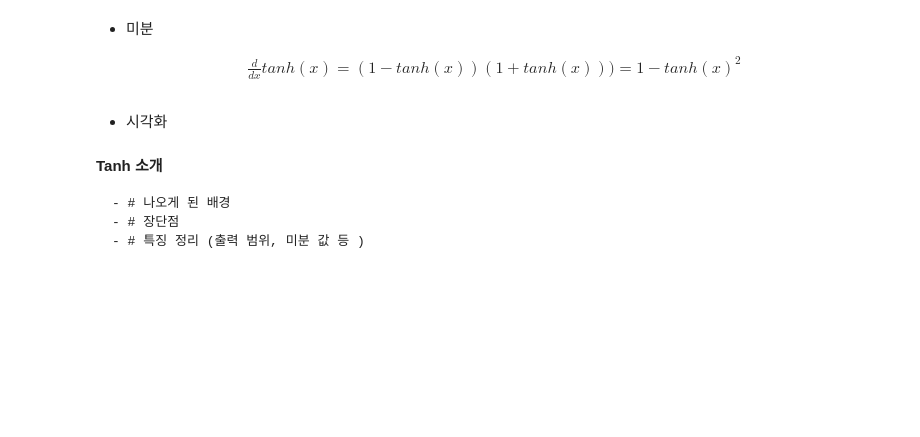
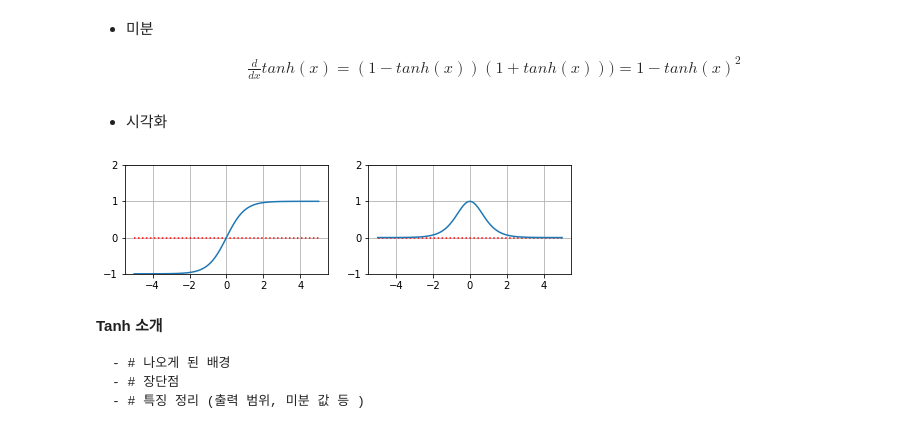
Before and after one commit to hiyeontae/SkillTreePython-DeepLearning, a Jupyter notebook: 01.딥러닝with텐서플로우-basic/ch01_01_DNN기초_기본레이어.ipynb, the cells around one changed output. Drawn from its saved outputs; the diff is of its cells as text; code cells hidden in the pictures; blank space fills up the shorter version.

```diff
--- a/01.딥러닝with텐서플로우-basic/ch01_01_DNN기초_기본레이어.ipynb
+++ b/01.딥러닝with텐서플로우-basic/ch01_01_DNN기초_기본레이어.ipynb
@@ -153,6 +277,11 @@ softmax(x) = \frac{e^{x_i}}{\sum_je^{x_j}}
 \begin{align}
 tanh(x) = \frac{e^x - e^{-x}}{e^{x}+e^{-x}}
 \end{align}
+# %%
+def tanh(x):
+  a= np.exp(x)-np.exp(-x)
+  b= np.exp(x)+np.exp(-x)
+  return a/b
 # %% [markdown]
 * 미분
 
@@ -160,8 +289,20 @@ tanh(x) = \frac{e^x - e^{-x}}{e^{x}+e^{-x}}
 \begin{align}
 \frac{d}{dx} tanh(x) = (1-tanh(x))(1+tanh(x))) = 1-tanh(x)^2
 \end{align}
+# %%
+def tanh_grad(x):
+  a= np.exp(x)-np.exp(-x)
+  b= np.exp(x)+np.exp(-x)
+  c = a/b
+  return 1-c**2
 # %% [markdown]
 * 시각화
+# %%
+xs = np.linspace(-5,5,100)
+plt.subplot(121);plot_func(xs, tanh(xs))
+plt.subplot(122);plot_func(xs, tanh_grad(xs))
+# %% [output]
+[figure, added]
 # %% [markdown]
 
 **Tanh 소개**
```
Also changed, not shown: parts of 21 cells of this notebook.
